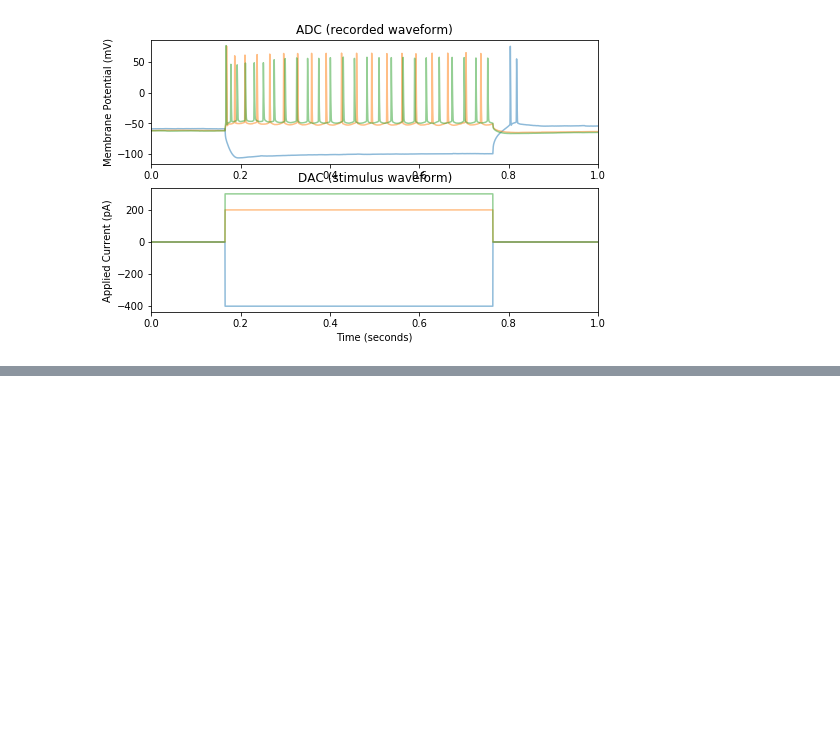
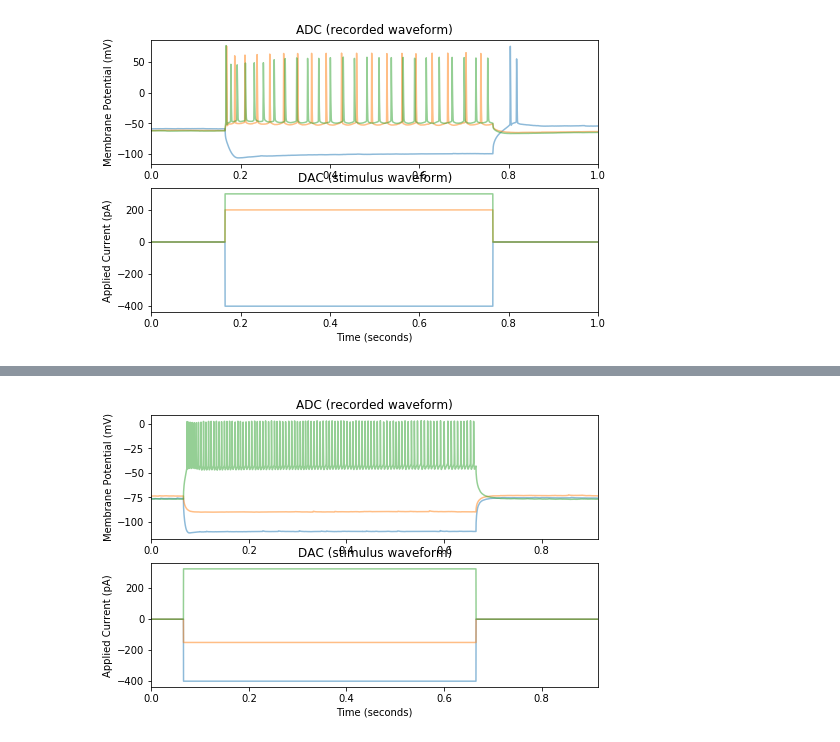
Before and after one commit to stripathy/valiante_ih, a Jupyter notebook: ephys_scratch.ipynb, the cells around one changed output, grey strips where cells are left out. Drawn from its saved outputs; the diff is of its cells as text; code cells hidden in the pictures; blank space fills up the shorter version.

```diff
--- a/ephys_scratch.ipynb
+++ b/ephys_scratch.ipynb
@@ -285,0 +419,23 @@ ulFileCRC = 1224742439
+# %%
+# this is the merged dictionary with cell meta from R + file paths
+merged_df = cell_info.merge(file_dict, on='cell_id', how='left')
+# %%
+CHECK_RESPONSE_GAINS = np.array([.25, .33, .5, 1, 2, 20, 25, 50]) # these are the valid gains that Homeira /Lihua uses
+def guess_response_gain(resp_vec, stated_rmp):
+    # this function is a bit of logic that tries to guess the gain given an rmp value
+    # try to figure out gain on response channel by comparing to RMP
+
+    abs_diff_vec = np.abs(resp_vec[0] * CHECK_RESPONSE_GAINS - cell_rmp)
+    best_gain_ind = np.argmin(abs_diff_vec)
+
+    rmp_abs_error = abs_diff_vec[best_gain_ind]
+    best_gain = CHECK_RESPONSE_GAINS[best_gain_ind]
+    return(best_gain, rmp_abs_error)
+
+def get_stim_gain(stim_vec):
+    min_stim = np.min(stim_vec)
+    if min_stim > -1:
+        stim_gain = 1000
+    else:
+        stim_gain = 1
+    return stim_gain
@@ -285,0 +520,4 @@ ulFileCRC = 1224742439
+# %%
+abf_file_name = '14617300.abf'
+curr_row = merged_df.loc[merged_df['cell_id'] == abf_file_name]
+get_stim_dict(curr_row)
@@ -285,0 +625,3 @@ ulFileCRC = 1224742439
+# %%
+merged_df_small = merged_df[['cell_id', 'expt_date', 'layer_name', 'recorder_name', 'full_path']]
+merged_df = merged_df_small.merge(meta_dict, on='cell_id', how='left')
@@ -285,0 +813,10 @@ ulFileCRC = 1224742439
+# %%
+
+abf_file_name = '15127041.abf'
+
+plot_ephys_from_abf(abf_file_name, merged_df)
+(sweep_set, start_time, end_time) = cell_id_to_sweep_set(abf_file_name, meta_info_df = merged_df)
+
+#14617300.abf - FS interneuron
+#15616008.abf
+# %% [output]
@@ -285,0 +831 @@ ulFileCRC = 1224742439
+[figure, added]
```
Also changed, not shown: parts of 36 cells of this notebook, 4 other files.
